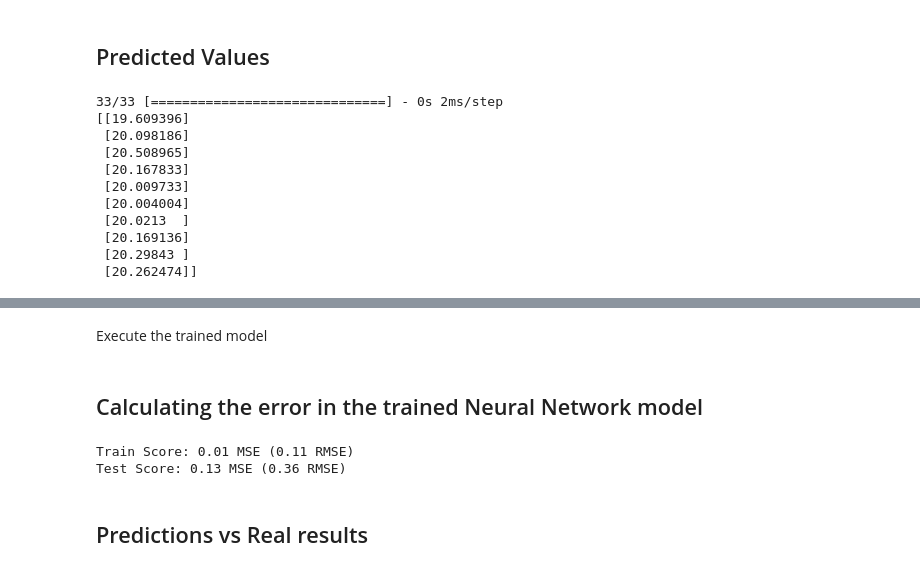
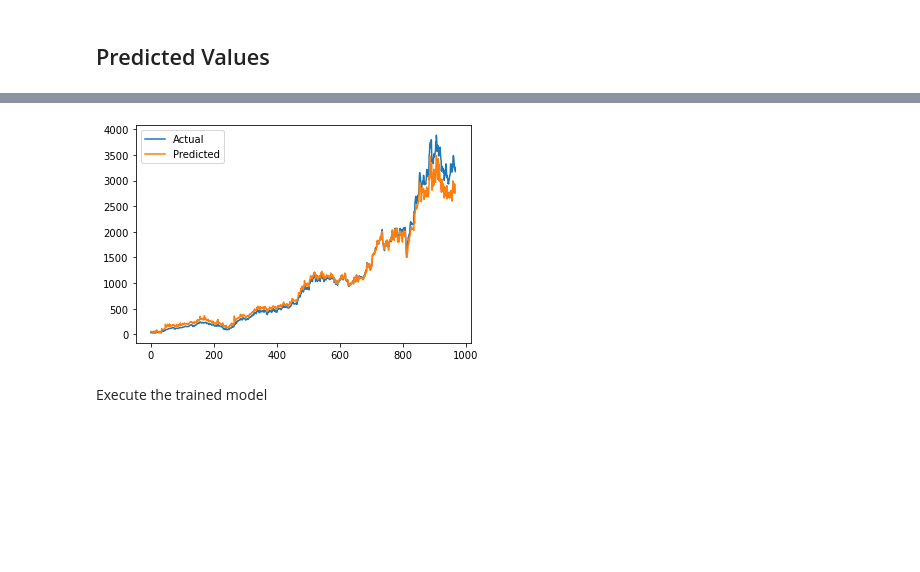
Before and after one commit to prathamssaraf/Stock-Price-Prediction-System, a Jupyter notebook: f-ann.ipynb, the cells around one changed output, grey strips where cells are left out. Cells and saved outputs as stored; diff of their text form; code cells hidden in the pictures; blank space fills up the shorter version.

```diff
--- a/f-ann.ipynb
+++ b/f-ann.ipynb
@@ -95,10 +53,0 @@ Date
-# %%
-X = df[['High','Open', 'Volume']]
-Y = df[['Close']]
-factor = 0.80
-length = X.shape[0]
-total_for_train = int(length*factor)
-X_train = X[:total_for_train]
-Y_train = Y[:total_for_train]
-X_test = X[total_for_train:]
-Y_test = Y[total_for_train:]
@@ -117,7 +53,0 @@ y_test (1031, 1)
-# %%
-classifier = Sequential()
-classifier.add(Dense(units = 32, kernel_initializer = 'uniform', activation = 'relu', input_dim = 3))
-classifier.add(Dense(units = 10, kernel_initializer = 'uniform', activation = 'relu'))
-classifier.add(Dense(units = 1, kernel_initializer = 'uniform', activation = 'linear'))
-classifier.compile(optimizer = 'adam', loss = 'mean_squared_error', metrics = [])
-classifier.fit(X_train, Y_train, batch_size = 128, epochs = 50, validation_split=0.05)
@@ -143,17 +54,27 @@ Epoch 50/50
+# %%
+# Train the model
+# Create the model
+model = keras.Sequential([
+    keras.layers.Dense(64, activation='relu', input_shape=[len(X_train.keys())]),
+    keras.layers.Dense(64, activation='relu'),
+    keras.layers.Dense(1)
+])
+
+# Compile the model
+model.compile(optimizer='adam', loss='mean_squared_error', metrics=['mae'])
+
+
+history = model.fit(X_train, y_train, epochs=1000, validation_split=0.2, verbose=0)
 # %% [markdown]
 <h2>Predicted Values</h2>
-# %%
-predictions = classifier.predict(X_test)
-print(predictions[:10])
-# %% [output]
-33/33 [==============================] - 0s 2ms/step
-[[19.609396]
- [20.098186]
- [20.508965]
- [20.167833]
- [20.009733]
- [20.004004]
- [20.0213  ]
- [20.169136]
- [20.29843 ]
- [20.262474]]
+# %%
+# Make predictions on the test data
+y_pred = model.predict(X_test)
+
+# Plot the actual vs predicted values
+import matplotlib.pyplot as plt
+plt.plot(y_test.values)
+plt.plot(y_pred)
+plt.legend(["Actual", "Predicted"])
+plt.show()
+# %% [output]
@@ -160,14 +82,3 @@ print(predictions[:10])
+[figure, added]
 # %% [markdown]
 Execute the trained model
-# %% [markdown]
-<h2>Calculating the error in the trained Neural Network model</h2>
-# %%
-trainScore = classifier.evaluate(X_train, Y_train, verbose=0)
-print('Train Score: %.2f MSE (%.2f RMSE)' % (trainScore, math.sqrt(trainScore)))
-testScore = classifier.evaluate(X_test, Y_test, verbose=0)
-print('Test Score: %.2f MSE (%.2f RMSE)' % (testScore, math.sqrt(testScore)))
-# %% [output]
-Train Score: 0.01 MSE (0.11 RMSE)
-Test Score: 0.13 MSE (0.36 RMSE)
-# %% [markdown]
-<h2>Predictions vs Real results</h2>
```
Also changed, not shown: parts of 15 cells of this notebook, 20 other files.
